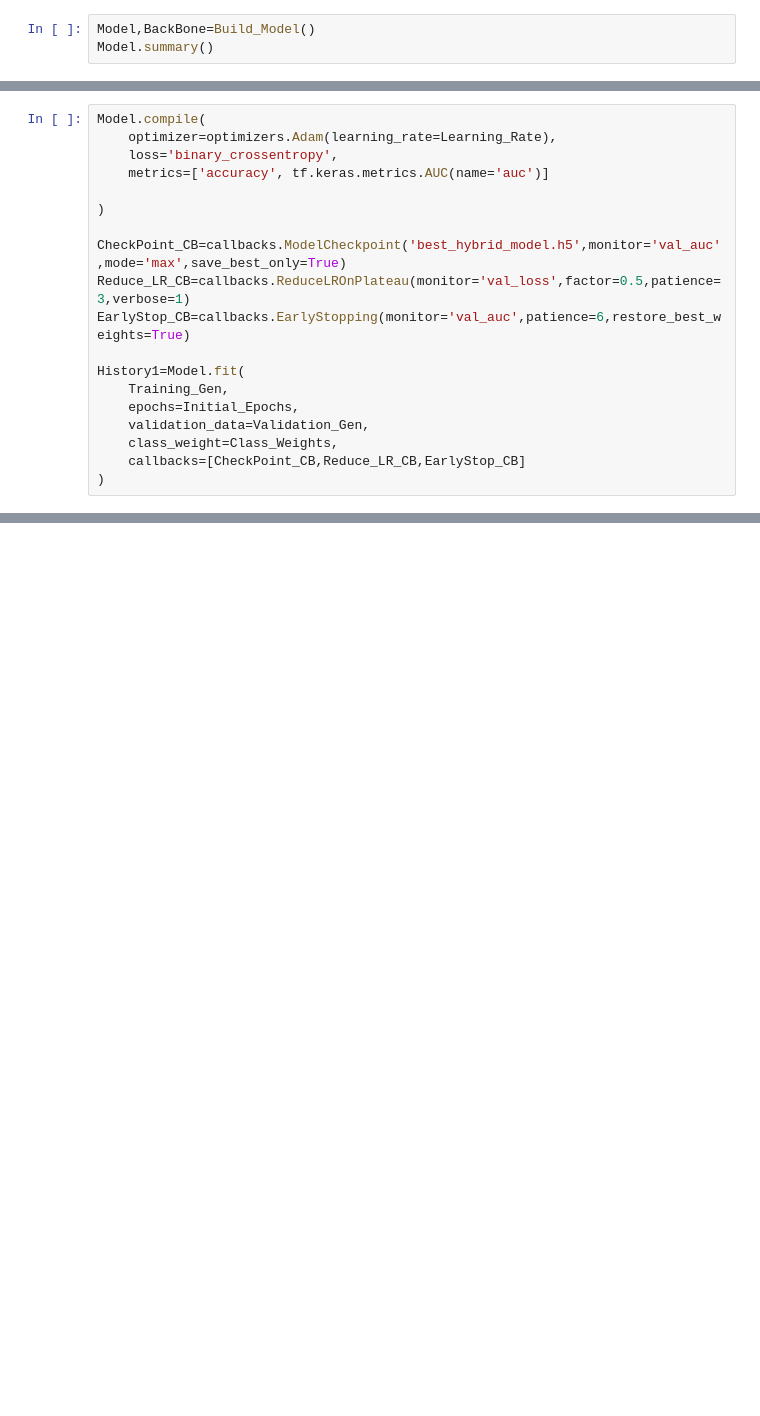
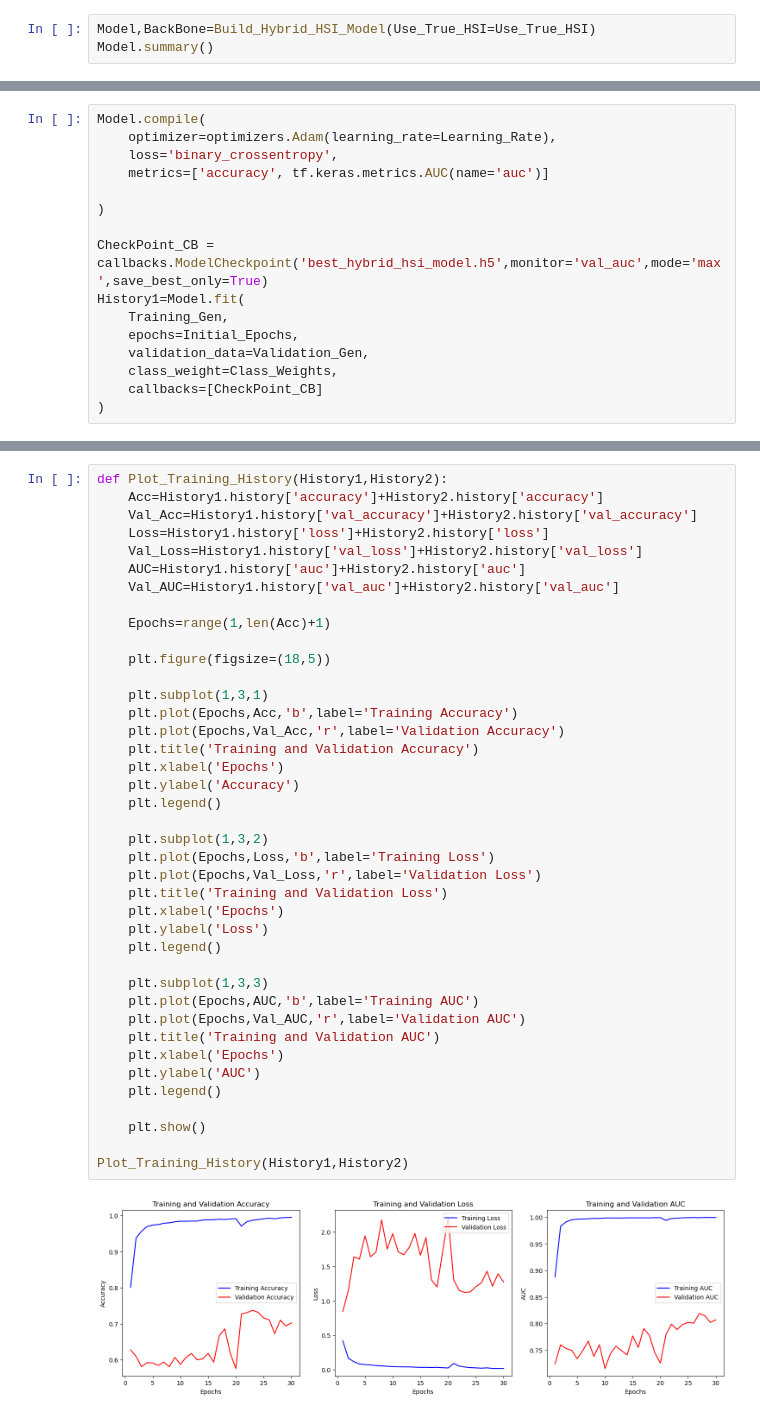
Before and after one commit to AbdullahKaif/Food-Quality-Inspection-Model, a Jupyter notebook: 22I-0585_22I-0616_22I-0508_22I-0596_22I-2142.ipynb, the cells around one changed output, grey strips where cells are left out. Cells and saved outputs as stored; diff of their text form; blank space fills up the shorter version.

```diff
--- a/22I-0585_22I-0616_22I-0508_22I-0596_22I-2142.ipynb
+++ b/22I-0585_22I-0616_22I-0508_22I-0596_22I-2142.ipynb
@@ -110,4 +194,4 @@ def Build_Model(img_size=Image_Size,pseudo_channels=Pseudo_Spectral_Channel):
 # %%
-Model,BackBone=Build_Model()
+Model,BackBone=Build_Hybrid_HSI_Model(Use_True_HSI=Use_True_HSI)
 Model.summary()
 # %% [output]
@@ -140,15 +224,12 @@ Model.compile(
 
 )
 
-CheckPoint_CB=callbacks.ModelCheckpoint('best_hybrid_model.h5',monitor='val_auc',mode='max',save_best_only=True)
-Reduce_LR_CB=callbacks.ReduceLROnPlateau(monitor='val_loss',factor=0.5,patience=3,verbose=1)
-EarlyStop_CB=callbacks.EarlyStopping(monitor='val_auc',patience=6,restore_best_weights=True)
-
+CheckPoint_CB = callbacks.ModelCheckpoint('best_hybrid_hsi_model.h5',monitor='val_auc',mode='max',save_best_only=True)
 History1=Model.fit(
     Training_Gen,
     epochs=Initial_Epochs,
     validation_data=Validation_Gen,
     class_weight=Class_Weights,
-    callbacks=[CheckPoint_CB,Reduce_LR_CB,EarlyStop_CB]
+    callbacks=[CheckPoint_CB]
 )
 # %% [output]
@@ -187,0 +338,42 @@ WARNING:absl:You are saving your model as an HDF5 file via `model.save()` or `ke
+# %%
+def Plot_Training_History(History1,History2):
+    Acc=History1.history['accuracy']+History2.history['accuracy']
+    Val_Acc=History1.history['val_accuracy']+History2.history['val_accuracy']
+    Loss=History1.history['loss']+History2.history['loss']
+    Val_Loss=History1.history['val_loss']+History2.history['val_loss']
+    AUC=History1.history['auc']+History2.history['auc']
+    Val_AUC=History1.history['val_auc']+History2.history['val_auc']
+
+    Epochs=range(1,len(Acc)+1)
+
+    plt.figure(figsize=(18,5))
+
+    plt.subplot(1,3,1)
+    plt.plot(Epochs,Acc,'b',label='Training Accuracy')
+    plt.plot(Epochs,Val_Acc,'r',label='Validation Accuracy')
+    plt.title('Training and Validation Accuracy')
+    plt.xlabel('Epochs')
+    plt.ylabel('Accuracy')
+    plt.legend()
+
+    plt.subplot(1,3,2)
+    plt.plot(Epochs,Loss,'b',label='Training Loss')
+    plt.plot(Epochs,Val_Loss,'r',label='Validation Loss')
+    plt.title('Training and Validation Loss')
+    plt.xlabel('Epochs')
+    plt.ylabel('Loss')
+    plt.legend()
+
+    plt.subplot(1,3,3)
+    plt.plot(Epochs,AUC,'b',label='Training AUC')
+    plt.plot(Epochs,Val_AUC,'r',label='Validation AUC')
+    plt.title('Training and Validation AUC')
+    plt.xlabel('Epochs')
+    plt.ylabel('AUC')
+    plt.legend()
+
+    plt.show()
+
+Plot_Training_History(History1,History2)
+# %% [output]
+[figure, added]
```
Also changed, not shown: parts of 11 cells of this notebook.
